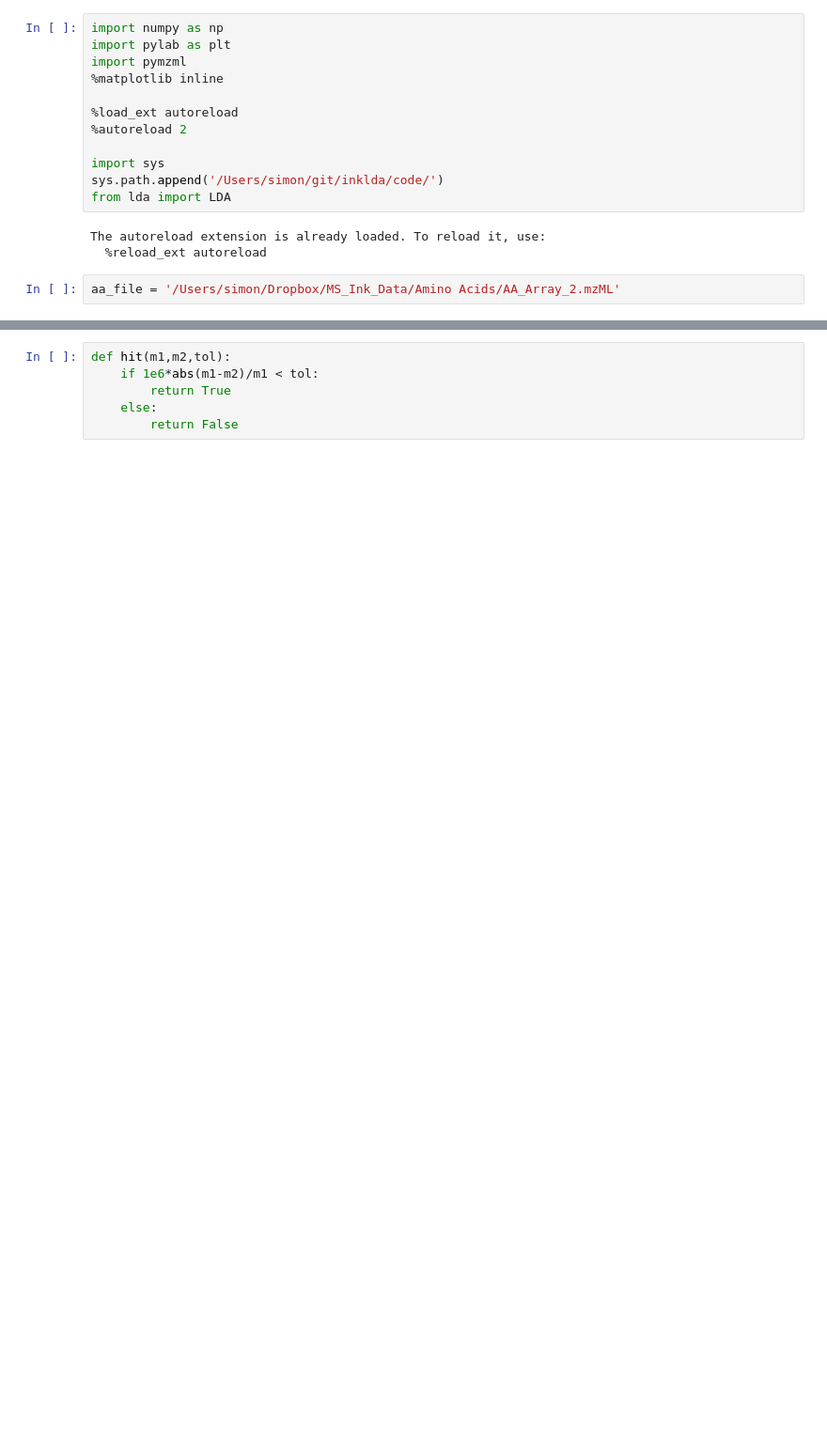
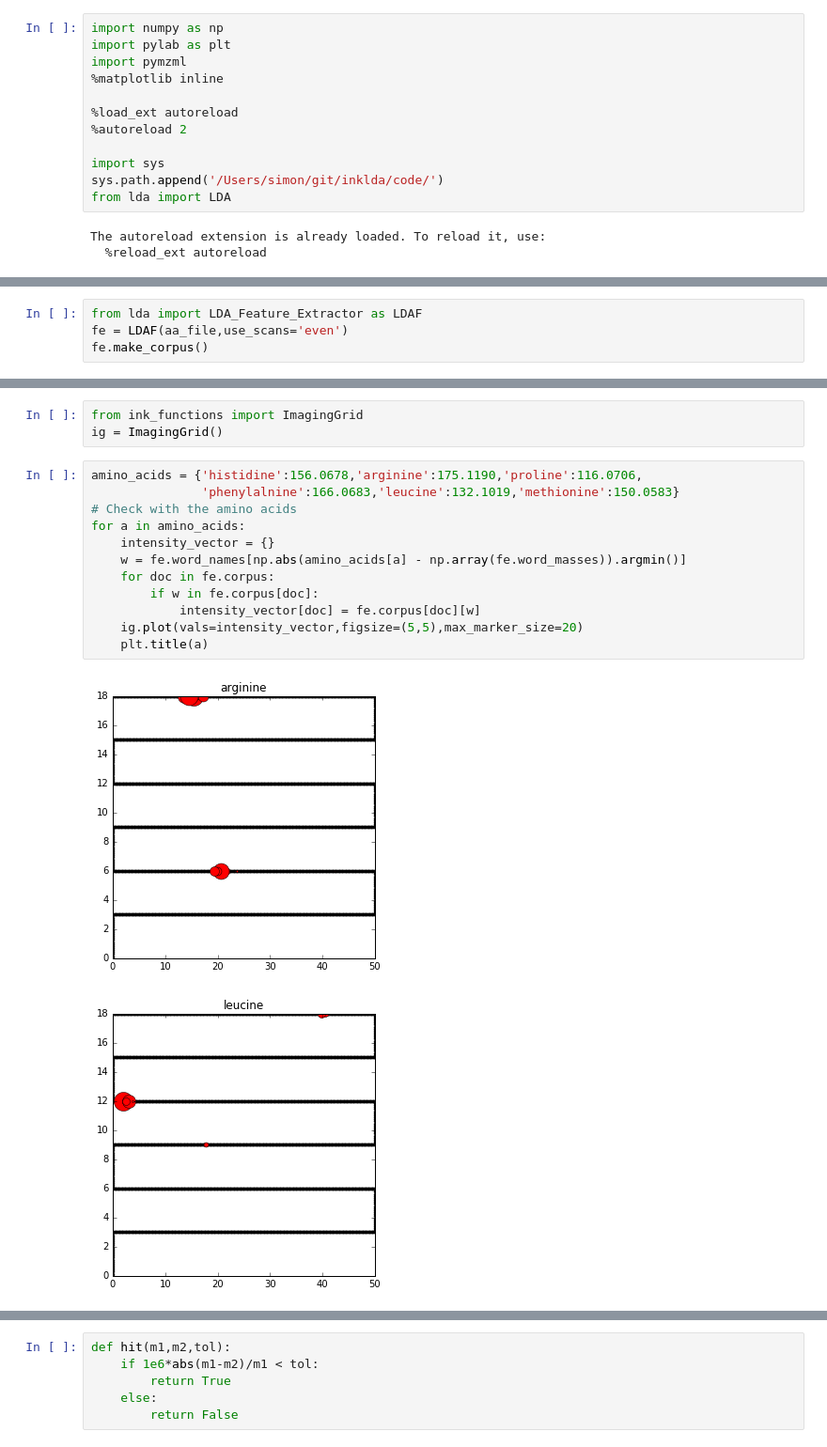
Before and after one commit to sdrogers/inklda, a Jupyter notebook: notebooks/AminoAcidImage.ipynb, the cells around one changed output, grey strips where cells are left out. Shown at 94% size. Cells and saved outputs as stored; diff of their text form; blank space fills up the shorter version.

Commit message:
tidied up amino acid code

```diff
--- a/notebooks/AminoAcidImage.ipynb
+++ b/notebooks/AminoAcidImage.ipynb
@@ -13,5 +13,3 @@ from lda import LDA
 # %% [output]
 The autoreload extension is already loaded. To reload it, use:
   %reload_ext autoreload
-# %%
-aa_file = '/Users/simon/Dropbox/MS_Ink_Data/Amino Acids/AA_Array_2.mzML'
@@ -133,0 +16,4 @@ plt.plot(np.array(colcoord),np.array(rowcoord),'ko')
+# %%
+from lda import LDA_Feature_Extractor as LDAF
+fe = LDAF(aa_file,use_scans='even')
+fe.make_corpus()
@@ -133,0 +47,18 @@ plt.plot(np.array(colcoord),np.array(rowcoord),'ko')
+# %%
+from ink_functions import ImagingGrid
+ig = ImagingGrid()
+# %%
+amino_acids = {'histidine':156.0678,'arginine':175.1190,'proline':116.0706,
+               'phenylalnine':166.0683,'leucine':132.1019,'methionine':150.0583}
+# Check with the amino acids
+for a in amino_acids:
+    intensity_vector = {}
+    w = fe.word_names[np.abs(amino_acids[a] - np.array(fe.word_masses)).argmin()]
+    for doc in fe.corpus:
+        if w in fe.corpus[doc]:
+            intensity_vector[doc] = fe.corpus[doc][w]
+    ig.plot(vals=intensity_vector,figsize=(5,5),max_marker_size=20)
+    plt.title(a)
+# %% [output]
+[figure, added]
+[figure, added]
```
Also changed, not shown: parts of 30 cells of this notebook, 3 other files.
